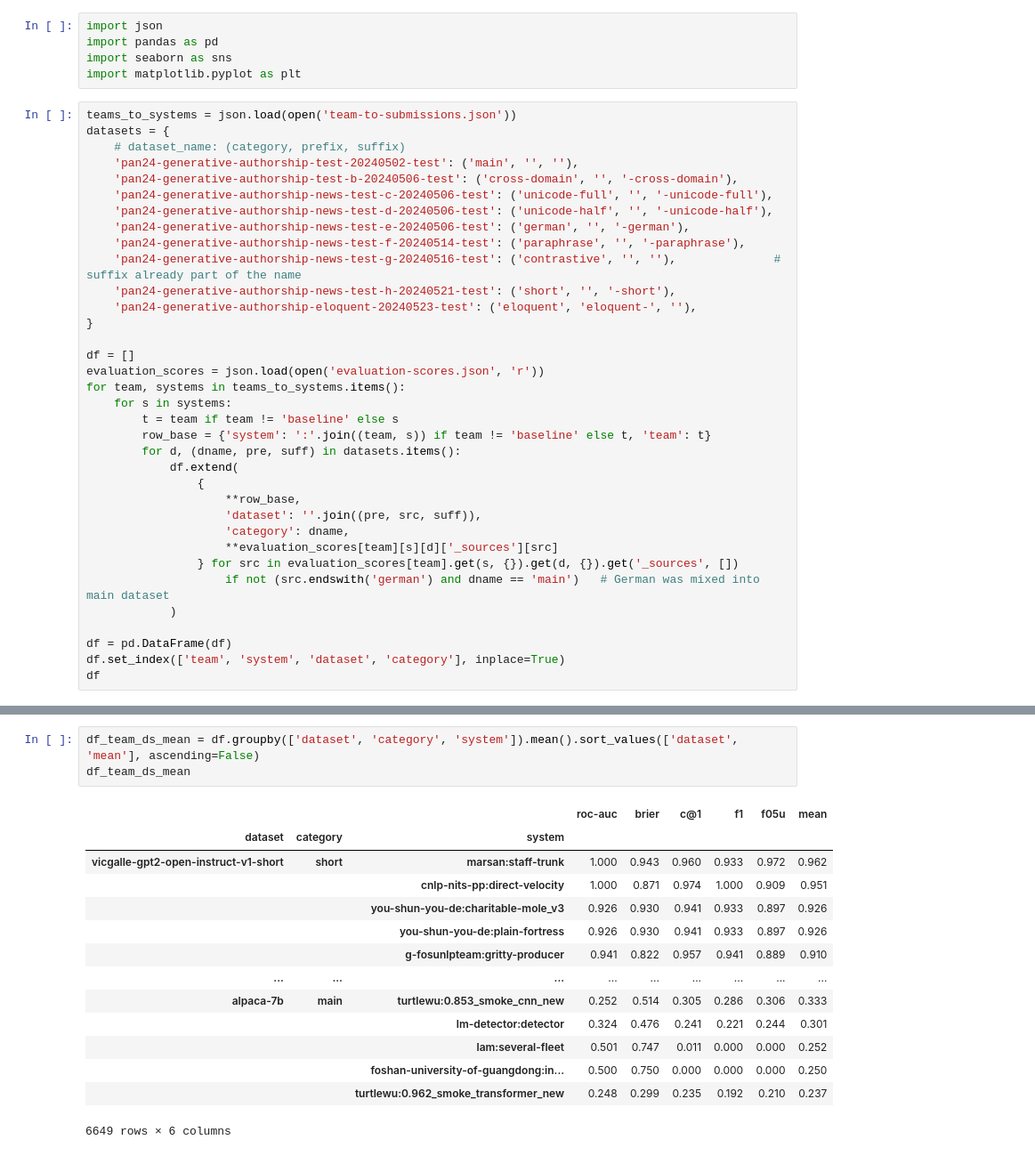
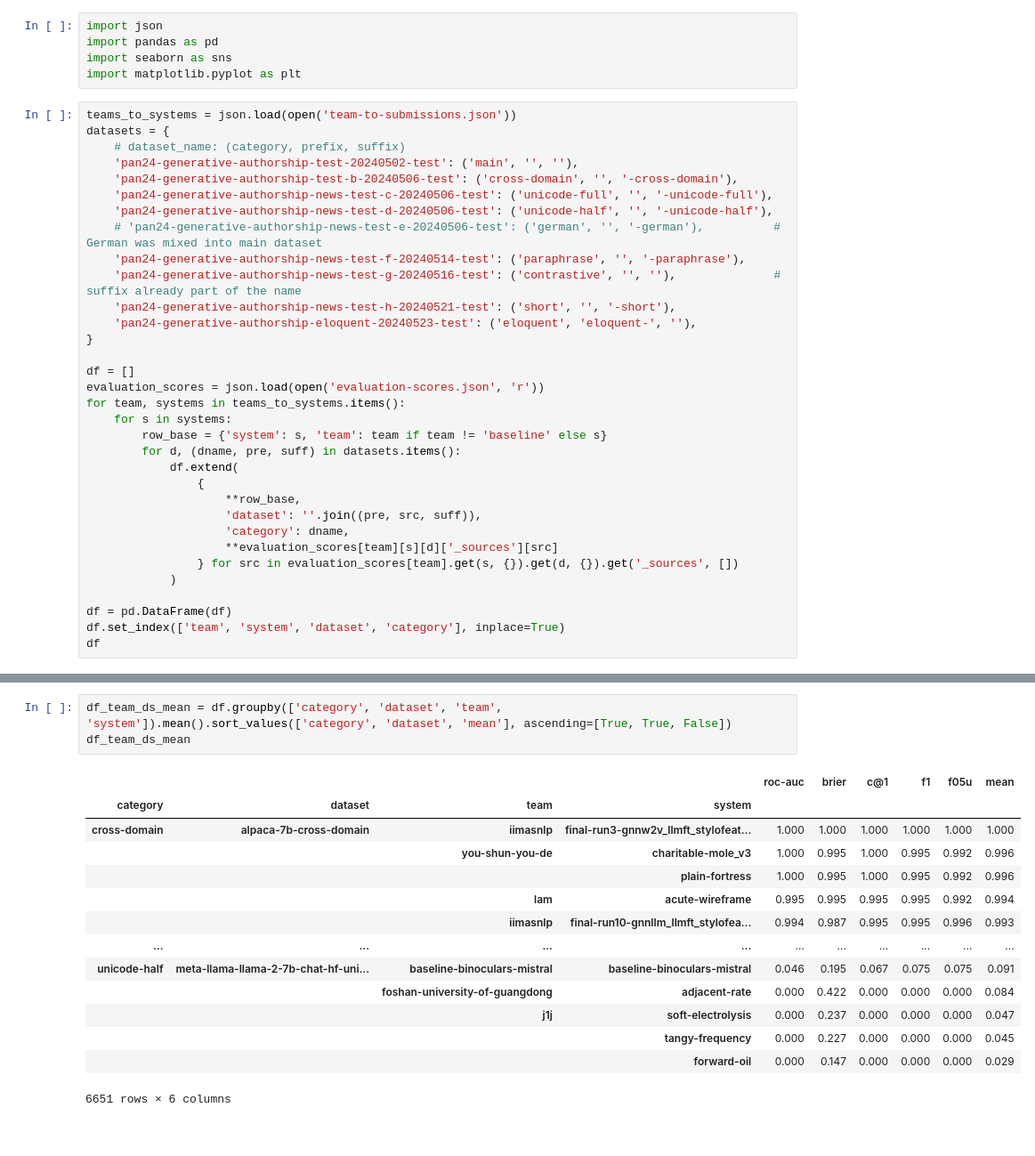
Before and after one commit to pan-webis-de/pan24-generative-ai-authorship-verification, a Jupyter notebook: pan24_task_eval/pan24-generative-authorship-evaluation.ipynb, the cells around one changed output, grey strips where cells are left out. Shown at 89% size. Drawn from its saved outputs; the diff is of its cells as text.

```diff
--- a/pan24_task_eval/pan24-generative-authorship-evaluation.ipynb
+++ b/pan24_task_eval/pan24-generative-authorship-evaluation.ipynb
@@ -11,7 +11,7 @@ datasets = {
     'pan24-generative-authorship-test-b-20240506-test': ('cross-domain', '', '-cross-domain'),
     'pan24-generative-authorship-news-test-c-20240506-test': ('unicode-full', '', '-unicode-full'),
     'pan24-generative-authorship-news-test-d-20240506-test': ('unicode-half', '', '-unicode-half'),
-    'pan24-generative-authorship-news-test-e-20240506-test': ('german', '', '-german'),
+    # 'pan24-generative-authorship-news-test-e-20240506-test': ('german', '', '-german'),          # German was mixed into main dataset
     'pan24-generative-authorship-news-test-f-20240514-test': ('paraphrase', '', '-paraphrase'),
     'pan24-generative-authorship-news-test-g-20240516-test': ('contrastive', '', ''),              # suffix already part of the name
     'pan24-generative-authorship-news-test-h-20240521-test': ('short', '', '-short'),
@@ -22,8 +22,7 @@ df = []
 evaluation_scores = json.load(open('evaluation-scores.json', 'r'))
 for team, systems in teams_to_systems.items():
     for s in systems:
-        t = team if team != 'baseline' else s
-        row_base = {'system': ':'.join((team, s)) if team != 'baseline' else t, 'team': t}
+        row_base = {'system': s, 'team': team if team != 'baseline' else s}
         for d, (dname, pre, suff) in datasets.items():
             df.extend(
                 {
@@ -32,7 +31,6 @@ for team, systems in teams_to_systems.items():
                     'category': dname,
                     **evaluation_scores[team][s][d]['_sources'][src]
                 } for src in evaluation_scores[team].get(s, {}).get(d, {}).get('_sources', [])
-                    if not (src.endswith('german') and dname == 'main')   # German was mixed into main dataset
             )
 
 df = pd.DataFrame(df)
@@ -58,18 +67,18 @@ df
 # %%
-df_team_ds_mean = df.groupby(['dataset', 'category', 'system']).mean().sort_values(['dataset', 'mean'], ascending=False)
+df_team_ds_mean = df.groupby(['category', 'dataset', 'team', 'system']).mean().sort_values(['category', 'dataset', 'mean'], ascending=[True, True, False])
 df_team_ds_mean
 # %% [output]
-|  |  |  | roc-auc | brier | c@1 | f1 | f05u | mean |
-| dataset | category | system |  |  |  |  |  |  |
-| vicgalle-gpt2-open-instruct-v1-short | short | marsan:staff-trunk | 1.000 | 0.943 | 0.960 | 0.933 | 0.972 | 0.962 |
-|  |  | cnlp-nits-pp:direct-velocity | 1.000 | 0.871 | 0.974 | 1.000 | 0.909 | 0.951 |
-|  |  | you-shun-you-de:charitable-mole_v3 | 0.926 | 0.930 | 0.941 | 0.933 | 0.897 | 0.926 |
-|  |  | you-shun-you-de:plain-fortress | 0.926 | 0.930 | 0.941 | 0.933 | 0.897 | 0.926 |
-|  |  | g-fosunlpteam:gritty-producer | 0.941 | 0.822 | 0.957 | 0.941 | 0.889 | 0.910 |
-| ... | ... | ... | ... | ... | ... | ... | ... | ... |
-| alpaca-7b | main | turtlewu:0.853_smoke_cnn_new | 0.252 | 0.514 | 0.305 | 0.286 | 0.306 | 0.333 |
-|  |  | lm-detector:detector | 0.324 | 0.476 | 0.241 | 0.221 | 0.244 | 0.301 |
-|  |  | lam:several-fleet | 0.501 | 0.747 | 0.011 | 0.000 | 0.000 | 0.252 |
-|  |  | foshan-university-of-guangdong:in... | 0.500 | 0.750 | 0.000 | 0.000 | 0.000 | 0.250 |
-|  |  | turtlewu:0.962_smoke_transformer_new | 0.248 | 0.299 | 0.235 | 0.192 | 0.210 | 0.237 |
+|  |  |  |  | roc-auc | brier | c@1 | f1 | f05u | mean |
+| category | dataset | team | system |  |  |  |  |  |  |
+| cross-domain | alpaca-7b-cross-domain | iimasnlp | final-run3-gnnw2v_llmft_stylofeat... | 1.000 | 1.000 | 1.000 | 1.000 | 1.000 | 1.000 |
+|  |  | you-shun-you-de | charitable-mole_v3 | 1.000 | 0.995 | 1.000 | 0.995 | 0.992 | 0.996 |
+|  |  |  | plain-fortress | 1.000 | 0.995 | 1.000 | 0.995 | 0.992 | 0.996 |
+|  |  | lam | acute-wireframe | 0.995 | 0.995 | 0.995 | 0.995 | 0.992 | 0.994 |
+|  |  | iimasnlp | final-run10-gnnllm_llmft_stylofea... | 0.994 | 0.987 | 0.995 | 0.995 | 0.996 | 0.993 |
+| ... | ... | ... | ... | ... | ... | ... | ... | ... | ... |
+| unicode-half | meta-llama-llama-2-7b-chat-hf-uni... | baseline-binoculars-mistral | baseline-binoculars-mistral | 0.046 | 0.195 | 0.067 | 0.075 | 0.075 | 0.091 |
+|  |  | foshan-university-of-guangdong | adjacent-rate | 0.000 | 0.422 | 0.000 | 0.000 | 0.000 | 0.084 |
+|  |  | j1j | soft-electrolysis | 0.000 | 0.237 | 0.000 | 0.000 | 0.000 | 0.047 |
+|  |  |  | tangy-frequency | 0.000 | 0.227 | 0.000 | 0.000 | 0.000 | 0.045 |
+|  |  |  | forward-oil | 0.000 | 0.147 | 0.000 | 0.000 | 0.000 | 0.029 |
-6649 rows × 6 columns
+6651 rows × 6 columns
```
Also changed, not shown: parts of 26 cells of this notebook.
